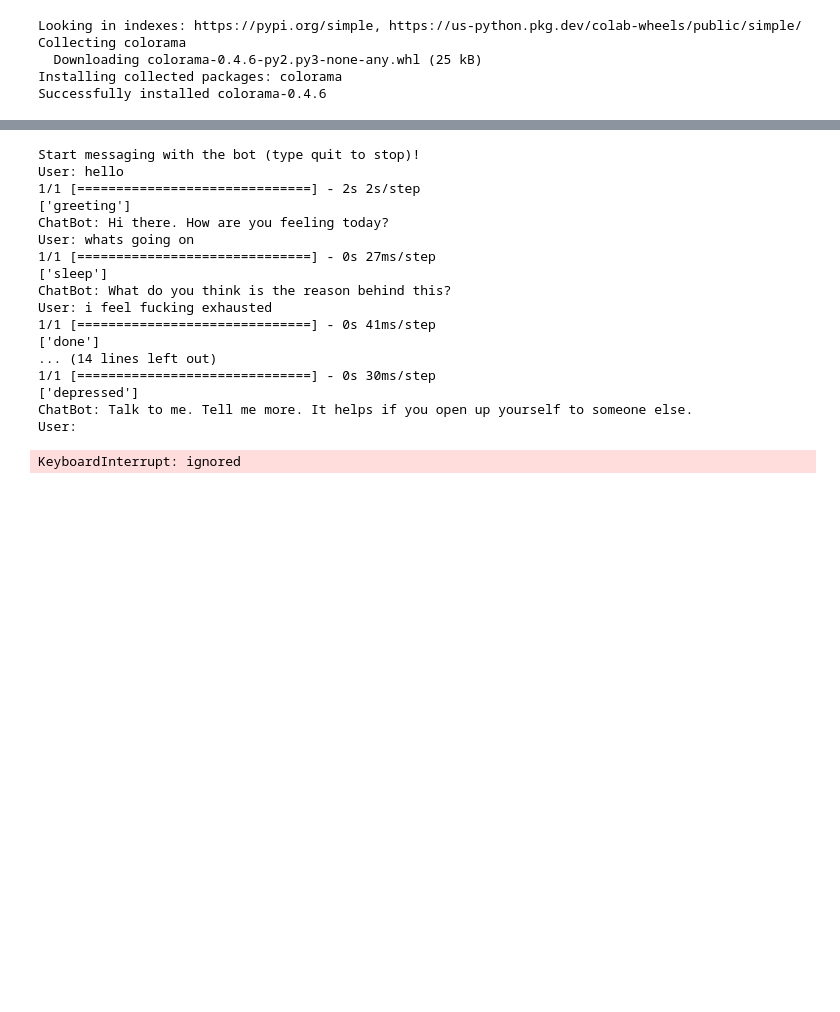
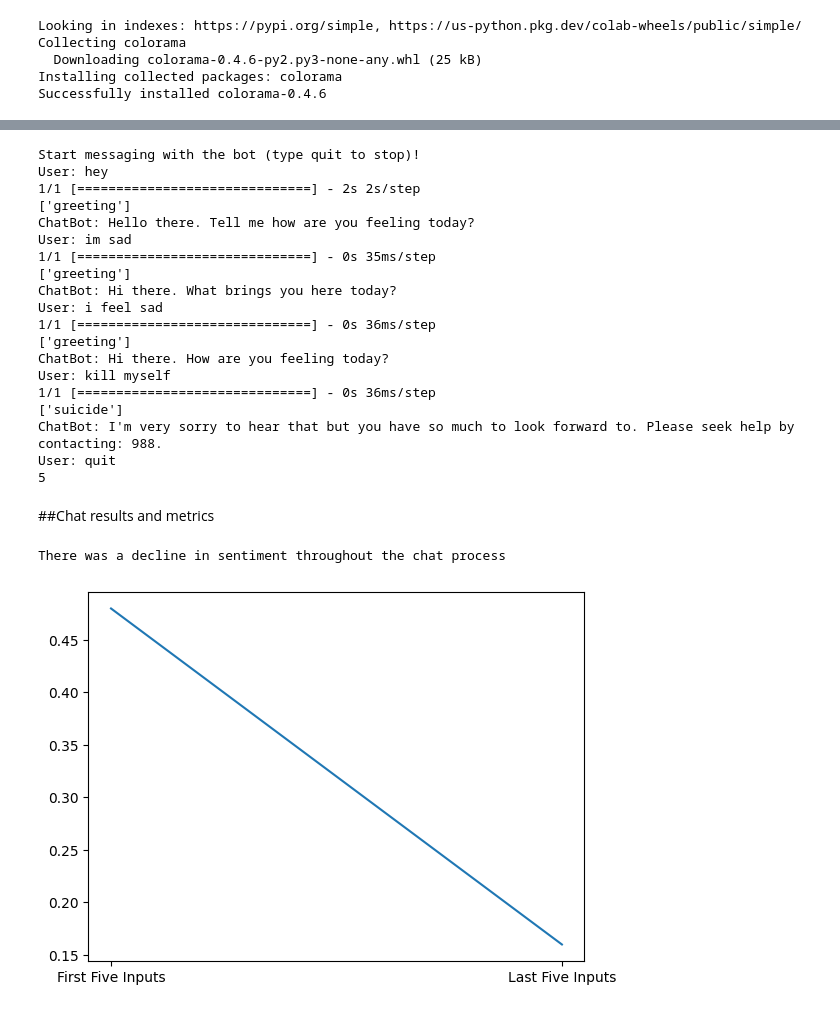
Before and after one commit to Chrisiscool3/DigitalFriend, a Jupyter notebook: chatMain.ipynb, the cells around one changed output, grey strips where cells are left out. Saved outputs shown, nothing was run; the diff lists cells and outputs as text; code cells hidden in the pictures; blank space fills up the shorter version.

Commit message:
final touches done

```diff
--- a/chatMain.ipynb
+++ b/chatMain.ipynb
@@ -215,8 +259,9 @@ WARNING:absl:Found untraced functions such as _update_step_xla, lstm_cell_49_lay
 with open("intents.json") as file:
     data = json.load(file)
 
+input_list = []
 
-def chat():
+def chat(input_list):
     # load trained model
     model = keras.models.load_model('chat_model')
 
@@ -234,6 +279,7 @@ def chat():
     while True:
         print(Fore.LIGHTBLUE_EX + "User: " + Style.RESET_ALL, end="")
         inp = input()
+        input_list.append(inp)
         if inp.lower() == "quit":
             break
 
@@ -247,25 +293,71 @@ def chat():
                 print(Fore.GREEN + "ChatBot:" + Style.RESET_ALL , np.random.choice(i['responses']))
 
         # print(Fore.GREEN + "ChatBot:" + Style.RESET_ALL,random.choice(responses))
+    return input_list
 
 print(Fore.YELLOW + "Start messaging with the bot (type quit to stop)!" + Style.RESET_ALL)
-chat()
+total_input = chat(input_list)
+
+print(len(total_input))
 # %% [output]
 Start messaging with the bot (type quit to stop)!
-User: hello
+User: hey
 1/1 [==============================] - 2s 2s/step
 ['greeting']
+ChatBot: Hello there. Tell me how are you feeling today?
+User: im sad
+1/1 [==============================] - 0s 35ms/step
+['greeting']
+ChatBot: Hi there. What brings you here today?
+User: i feel sad
+1/1 [==============================] - 0s 36ms/step
+['greeting']
 ChatBot: Hi there. How are you feeling today?
-User: whats going on
-1/1 [==============================] - 0s 27ms/step
-['sleep']
-ChatBot: What do you think is the reason behind this?
-User: i feel fucking exhausted
-1/1 [==============================] - 0s 41ms/step
-['done']
-... (14 lines left out)
-1/1 [==============================] - 0s 30ms/step
-['depressed']
-ChatBot: Talk to me. Tell me more. It helps if you open up yourself to someone else.
-User:
+User: kill myself
+1/1 [==============================] - 0s 36ms/step
+['suicide']
+ChatBot: I'm very sorry to hear that but you have so much to look forward to. Please seek help by contacting: 988.
+User: quit
+5
-KeyboardInterrupt: ignored
+# %% [markdown]
+##Chat results and metrics
+# %%
+first_five_inputs = total_input[0:5]
+last_five_inputs =  total_input[-5:]
+
+first_five_sentiments = []
+last_five_sentiments = []
+
+for input in first_five_inputs:
+  first_five_sentiments.append(TextBlob(input).sentiment.polarity)
+
+for input in last_five_inputs:
+  last_five_sentiments.append(TextBlob(input).sentiment.polarity)
+
+first_five_sum = 0
+last_five_sum = 0
+
+for polarity in first_five_sentiments:
+  first_five_sum = first_five_sum + polarity
+
+for polarity in last_five_sentiments:
+  last_five_sum = last_five_sum + polarity
+
+if first_five_sum < last_five_sum:
+  print("There was an improvement in sentiment throughout the chat process")
+
+if first_five_sum > last_five_sum:
+  print("There was a decline in sentiment throughout the chat process")
+
+if first_five_sum == last_five_sum:
+  print("There was no change in sentiment throughout the chat process")
+# %% [output]
+There was a decline in sentiment throughout the chat process
+# %%
+sentiment_means = [mean(first_five_sentiments), mean(last_five_sentiments)]
+names = ["First Five Inputs", 'Last Five Inputs']
+
+plt.plot(names, sentiment_means)
+plt.show()
+# %% [output]
+[figure, added]
```
Also changed, not shown: parts of 23 cells of this notebook.
